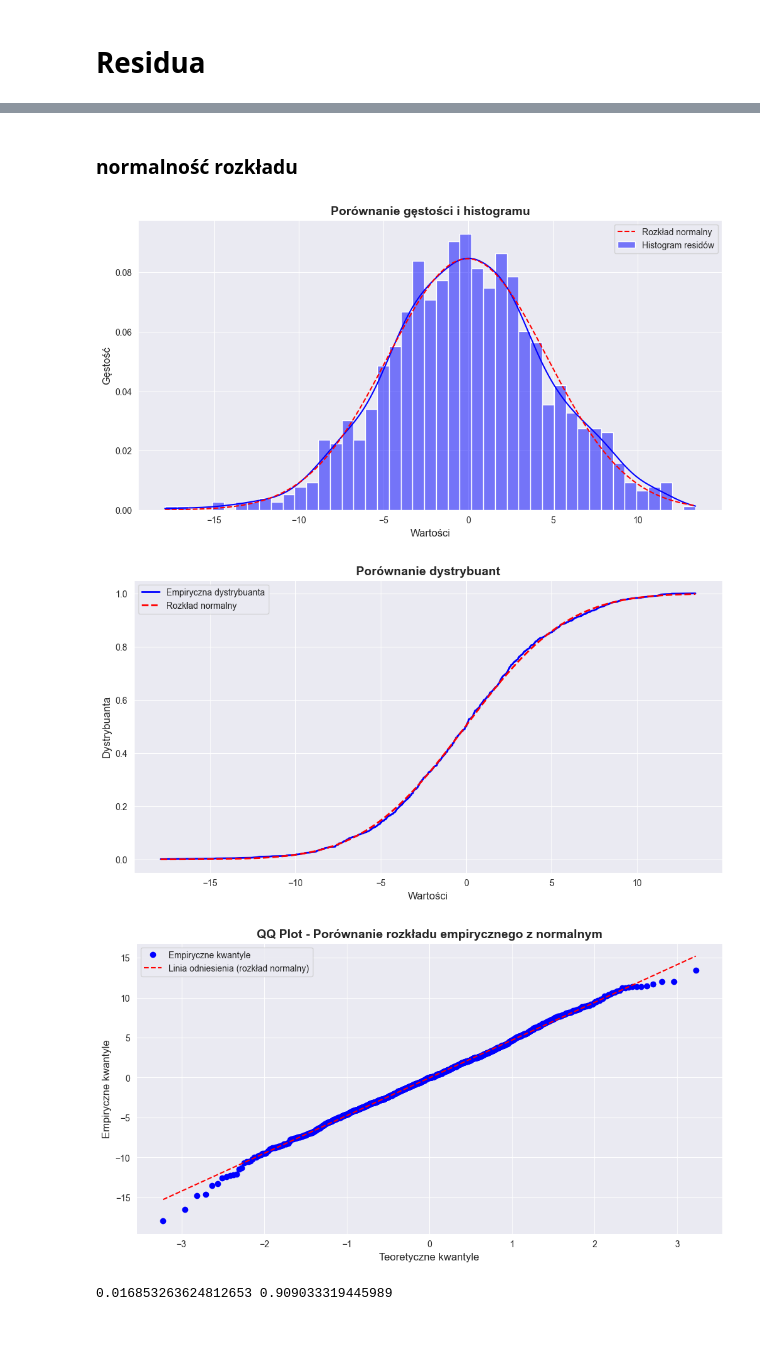
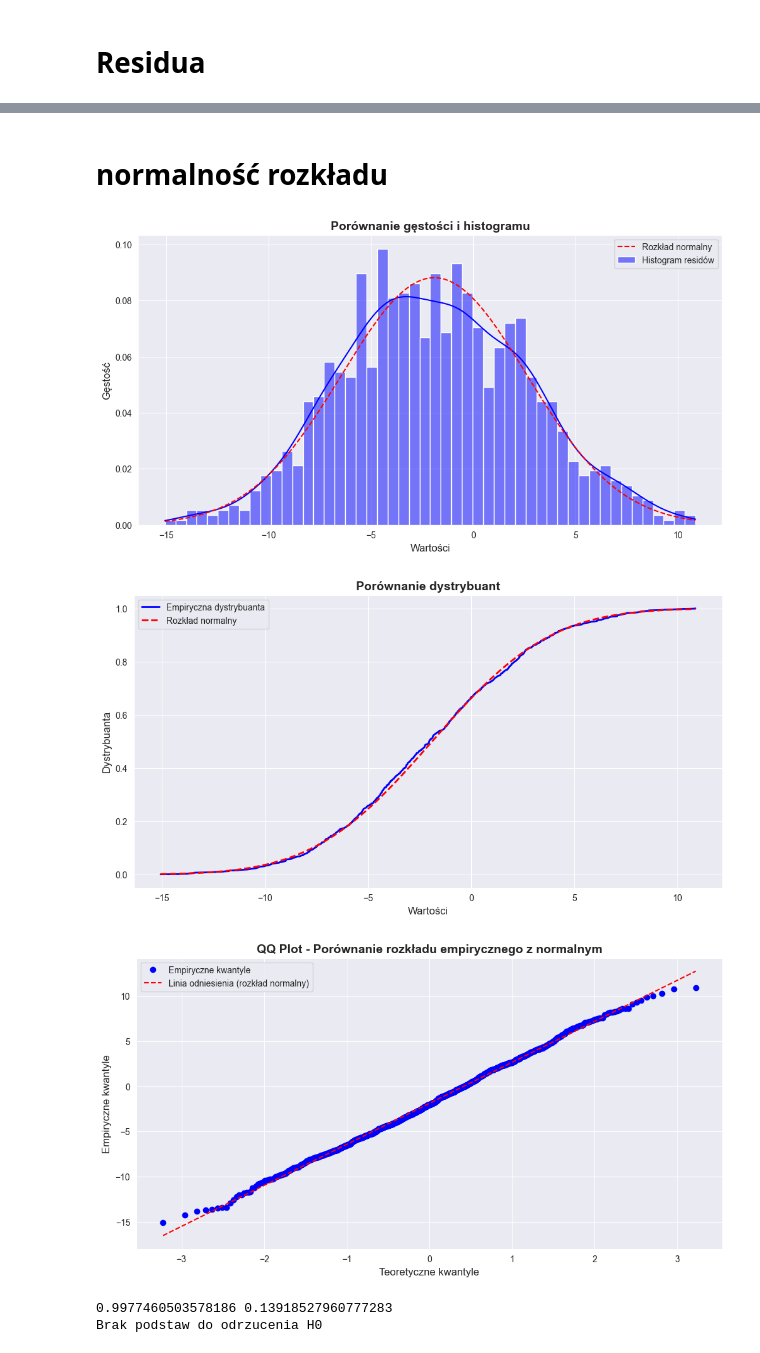
Before and after one commit to mathieuboro/Raport_ARMA_Computer_Analysis_of_Time_Series, a Jupyter notebook: raport.ipynb, the cells around one changed output, grey strips where cells are left out. Drawn from its saved outputs; the diff is of its cells as text; code cells hidden in the pictures.

```diff
--- a/raport.ipynb
+++ b/raport.ipynb
@@ -640,46 +700,54 @@ plt.show()
 # %% [markdown]
-### normalność rozkładu
+# normalność rozkładu
 # %%
-mean_resid = np.mean(residua)
-std_resid = np.std(residua)
-x = np.linspace(min(residua), max(residua), 1000)
+mean_resid = np.mean(re)
+std_resid = np.std(re)
+x = np.linspace(min(re), max(re), 1000)
 normal_density = norm.pdf(x, loc=mean_resid, scale=std_resid)
 
 plt.figure(figsize=(12, 6))
-sns.histplot(residua, stat='density', bins = 45, label='Histogram residów', color='blue', kde=True)
+sns.histplot(re, stat='density', bins = 50, label='Histogram residów', color='blue', kde=True)
 plt.plot(x, normal_density, label='Rozkład normalny', color='red', linestyle = '--')
 plt.legend()
 plt.xlabel('Wartości', fontsize=12)
 plt.ylabel('Gęstość', fontsize=12)
 plt.title('Porównanie gęstości i histogramu',fontsize = 14, fontweight = 'bold')
 plt.show()
 
-sorted_residua = np.sort(residua)
-empirical_cdf = np.arange(1, len(residua) + 1) / len(residua)
-normal_cdf = norm.cdf(sorted_residua, loc=mean_resid, scale=std_resid)
+sorted_re = np.sort(re)
+empirical_cdf = np.arange(1, len(re) + 1) / len(re)
+normal_cdf = norm.cdf(sorted_re, loc=mean_resid, scale=std_resid)
 
 plt.figure(figsize=(12, 6))
-plt.plot(sorted_residua, empirical_cdf, label='Empiryczna dystrybuanta', color='blue', linewidth = '2')
-plt.plot(sorted_residua, normal_cdf, label='Rozkład normalny', color='red', linestyle = '--',linewidth = '2')
+plt.plot(sorted_re, empirical_cdf, label='Empiryczna dystrybuanta', color='blue', linewidth = '2')
+plt.plot(sorted_re, normal_cdf, label='Rozkład normalny', color='red', linestyle = '--',linewidth = '2')
 plt.legend()
 plt.xlabel('Wartości', fontsize=12)
 plt.ylabel('Dystrybuanta', fontsize=12)
 plt.title('Porównanie dystrybuant',fontsize = 14, fontweight = 'bold')
 plt.show()
 
 plt.figure(figsize=(12, 6))
-probplot(residua, dist="norm", plot=plt)
+probplot(re, dist="norm", plot=plt)
 plt.gca().get_lines()[1].set_linestyle('--')  # Styl linii na przerywaną
 plt.gca().get_lines()[1].set_color('red')    # Kolor linii na czerwony
 plt.gca().get_lines()[0].set_color('blue')   # Kolor punktów na niebieski
 plt.gca().get_lines()[0].set_marker('o')
 plt.legend(["Empiryczne kwantyle","Linia odniesienia (rozkład normalny)"], loc='best')    # Marker punktów
 plt.title("QQ Plot - Porównanie rozkładu empirycznego z normalnym",fontsize = 14, fontweight = 'bold')
 plt.xlabel("Teoretyczne kwantyle", fontsize=12)
 plt.ylabel("Empiryczne kwantyle", fontsize=12)
 plt.show()
+
+shapiro_stat, shapiro_p  = shapiro(re)
+print(shapiro_stat, shapiro_p )
+if shapiro_p  > 0.05:
+    ks_interp = print("Brak podstaw do odrzucenia H0")
+else:
+    ks_interp = print("Odrzucenie H0. Dane nie pochodzą z rozkładu normalnego.")
 # %% [output]
-[figure, old version]
+[figure, new version]
-[figure, old version]
+[figure, new version]
-[figure, old version]
+[figure, new version]
-0.016853263624812653 0.909033319445989
+0.9977460503578186 0.13918527960777283
+Brak podstaw do odrzucenia H0
```
Also changed, not shown: parts of 11 cells of this notebook.
